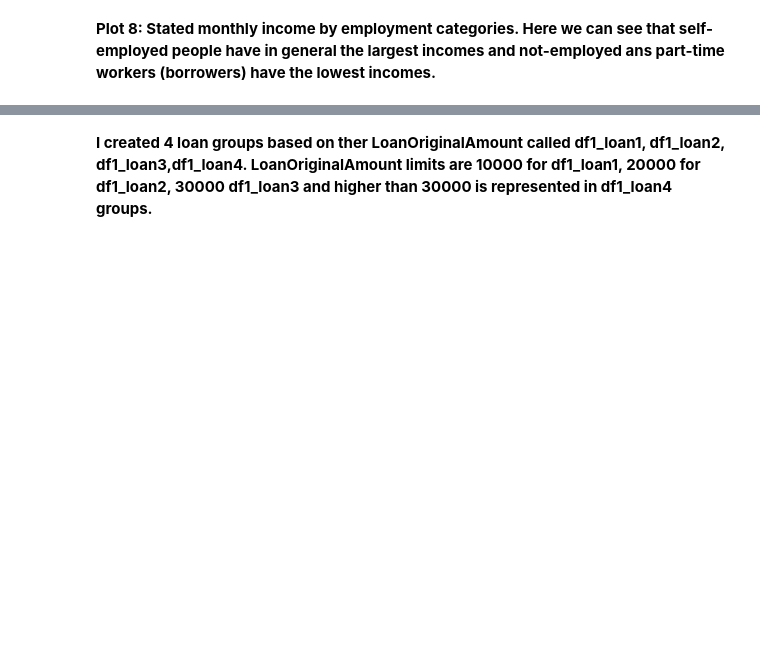
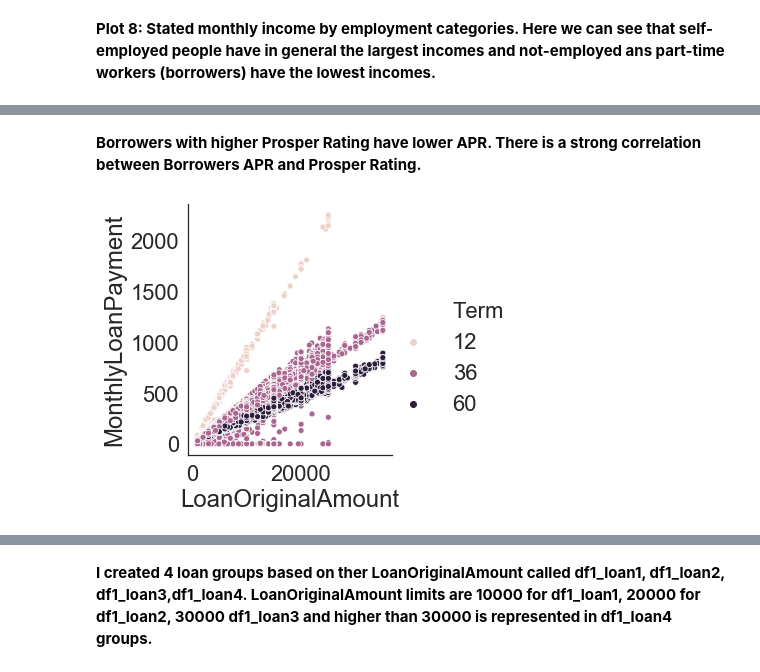
Before and after one commit to MishC/Udacity_DataAnalyst, a Jupyter notebook: project5_CommunicateDataFindings/exploration.ipynb, the cells around one changed output, grey strips where cells are left out. Drawn from its saved outputs; the diff is of its cells as text; code cells hidden in the pictures; blank space fills up the shorter version.

```diff
--- a/project5_CommunicateDataFindings/presentation.ipynb
+++ b/project5_CommunicateDataFindings/exploration.ipynb
@@ -1127,0 +1003,6 @@ plt.ylim([0,35000]);
+# %% [markdown]
+**Borrowers with higher Prosper Rating have lower APR. There is a strong correlation between Borrowers APR and Prosper Rating.**
+# %%
+sb.relplot(x="LoanOriginalAmount", y='MonthlyLoanPayment', data=df1, hue='Term', legend="full");
+# %% [output]
+[figure, added]
```
Also changed, not shown: parts of 155 cells of this notebook, 3 other files.
